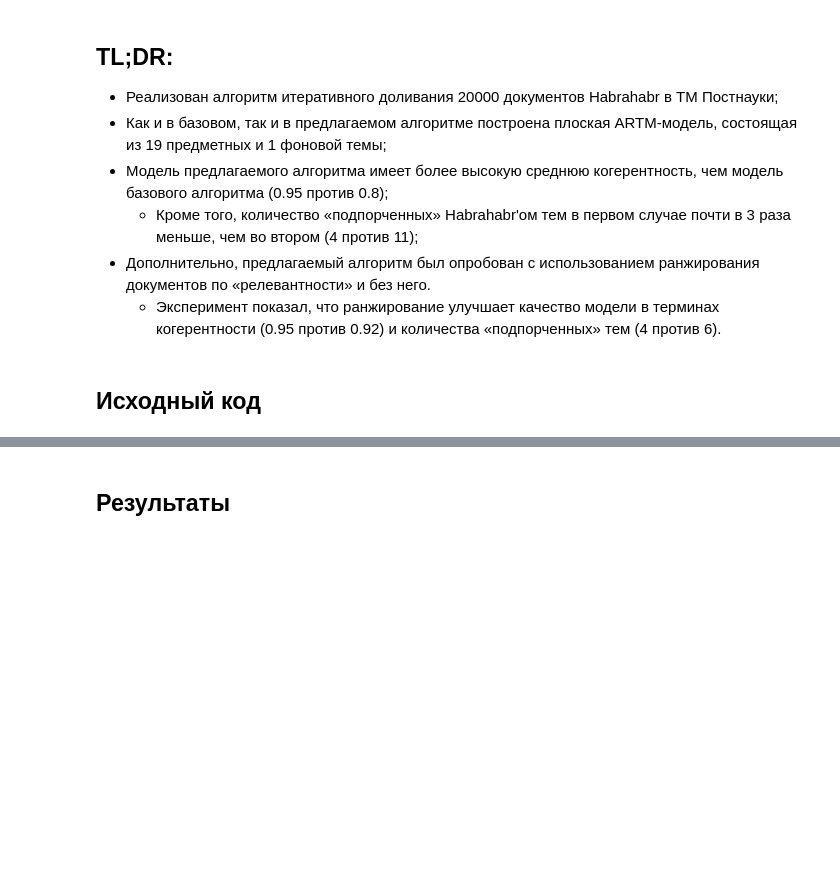
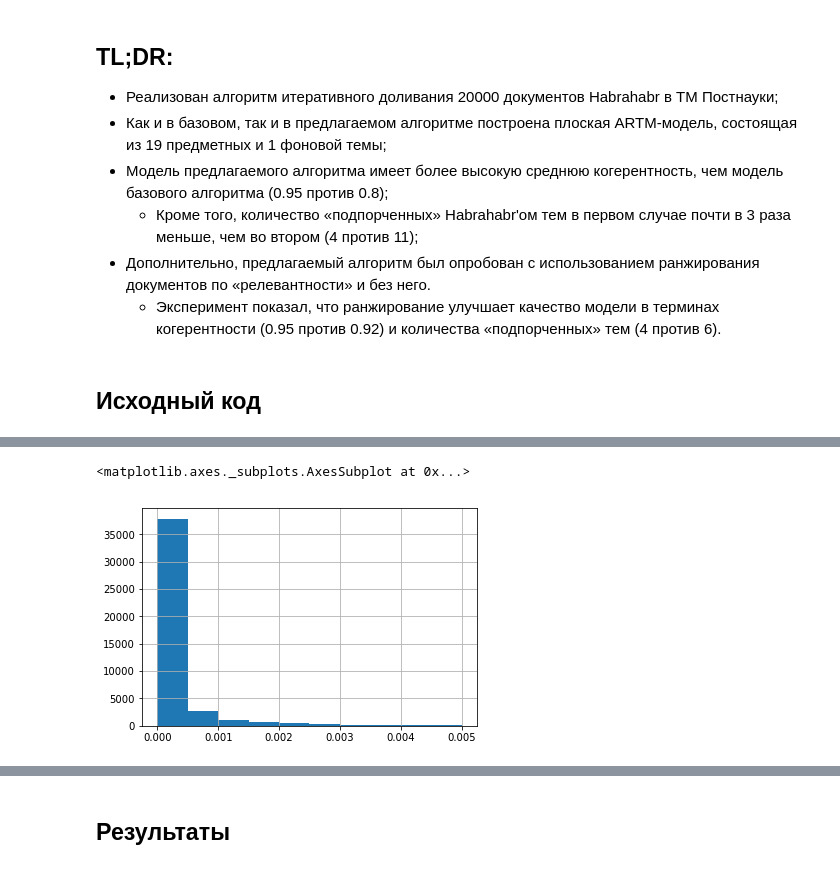
Before and after one commit to AVBelyy/Rysearch, a Jupyter notebook: experiments/CollectionMerge_Lite.ipynb, the cells around one changed output, grey strips where cells are left out. Saved outputs shown, nothing was run; the diff lists cells and outputs as text; code cells hidden in the pictures; blank space fills up the shorter version.

```diff
--- a/experiments/CollectionMerge_Lite.ipynb
+++ b/experiments/CollectionMerge_Lite.ipynb
@@ -235,0 +249,6 @@ Wall time: 31min 34s
+# %%
+old_words = list(set(phis[0].index))
+phis[1].loc[old_words].sum(axis=1).hist(range=(0, 0.005))
+# %% [output]
+<matplotlib.axes._subplots.AxesSubplot at 0x...>
+[figure, added]
```
Also changed, not shown: parts of 13 cells of this notebook, 8 other files.
